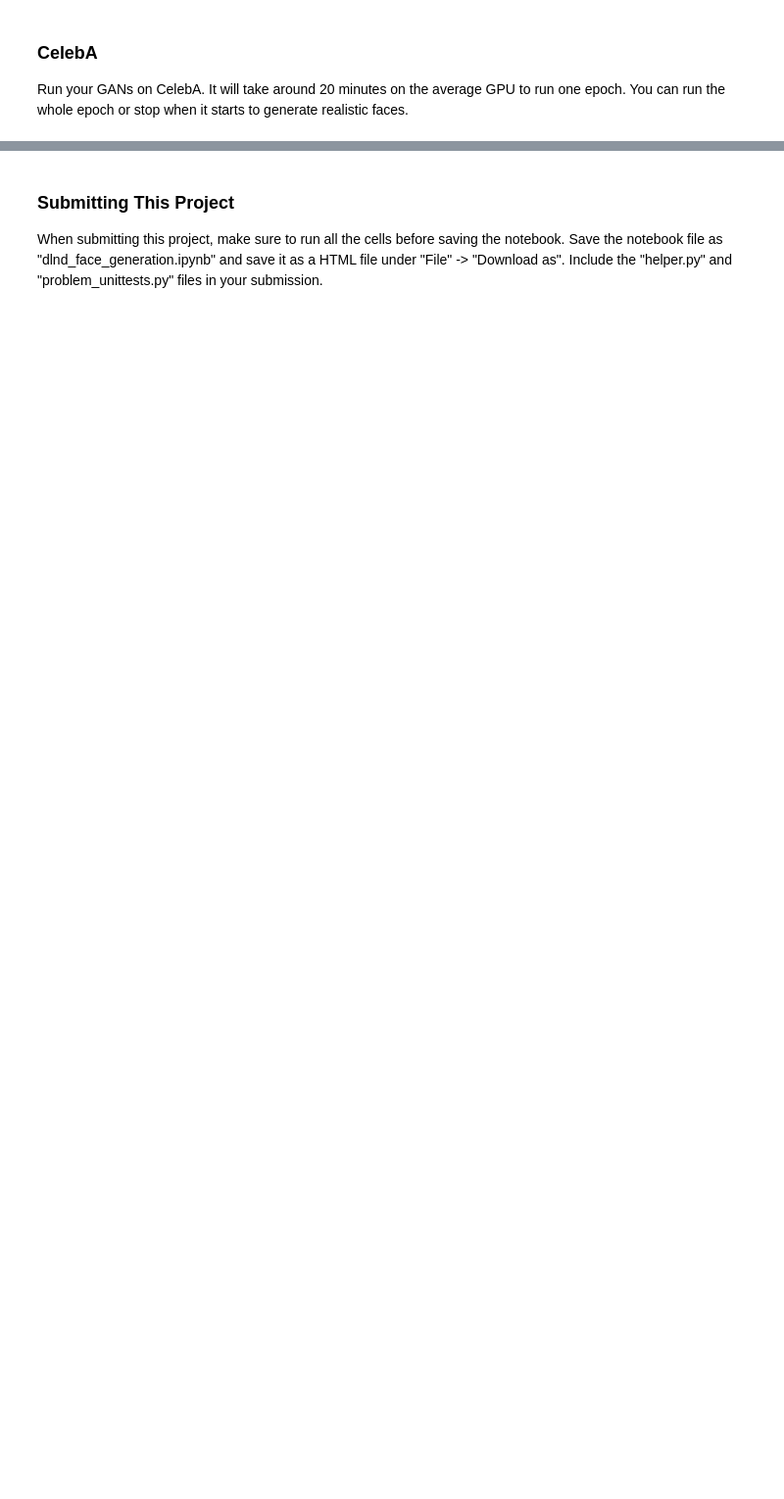
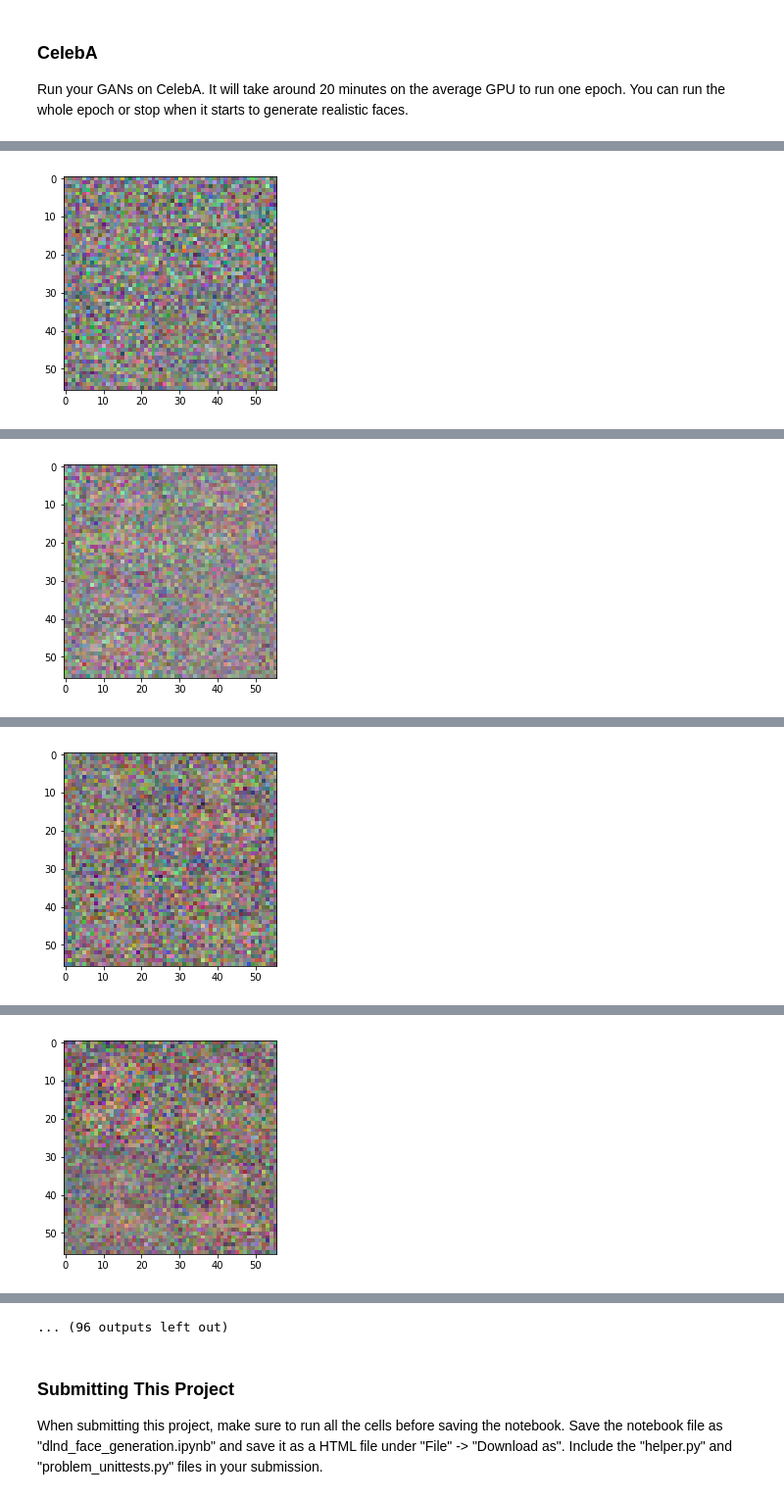
Before and after one commit to ivanturianytsia/face-generation, a Jupyter notebook: dlnd_face_generation.ipynb, the cells around one changed output, grey strips where cells are left out. Shown at 98% size. Cells and saved outputs as stored; diff of their text form; code cells hidden in the pictures; blank space fills up the shorter version.

```diff
--- a/dlnd_face_generation.ipynb
+++ b/dlnd_face_generation.ipynb
@@ -386,10 +546,10 @@ Epoch 0/2 -  Discriminator loss: 14.4967 -  Generator loss: 29.9572
 ### CelebA
 Run your GANs on CelebA.  It will take around 20 minutes on the average GPU to run one epoch.  You can run the whole epoch or stop when it starts to generate realistic faces.
 # %%
-batch_size = None
-z_dim = None
-learning_rate = None
-beta1 = None
+batch_size = 64
+z_dim = 128
+learning_rate = 0.0002
+beta1 = 0.5
 
 
 """
@@ -401,3 +561,4 @@ celeba_dataset = helper.Dataset('celeba', glob(os.path.join(data_dir, 'img_align
 with tf.Graph().as_default():
     train(epochs, batch_size, z_dim, learning_rate, beta1, celeba_dataset.get_batches,
           celeba_dataset.shape, celeba_dataset.image_mode)
+# %% [output]
@@ -403,0 +585 @@ with tf.Graph().as_default():
+[figure, added]
@@ -403,0 +606 @@ with tf.Graph().as_default():
+[figure, added]
@@ -403,0 +627 @@ with tf.Graph().as_default():
+[figure, added]
@@ -403,0 +648 @@ with tf.Graph().as_default():
+[figure, added]
@@ -404,3 +691,4 @@ with tf.Graph().as_default():
+... (96 outputs left out)
 # %% [markdown]
 ### Submitting This Project
 When submitting this project, make sure to run all the cells before saving the notebook. Save the notebook file as "dlnd_face_generation.ipynb" and save it as a HTML file under "File" -> "Download as". Include the "helper.py" and "problem_unittests.py" files in your submission.
```
Also changed, not shown: parts of 11 cells of this notebook.
